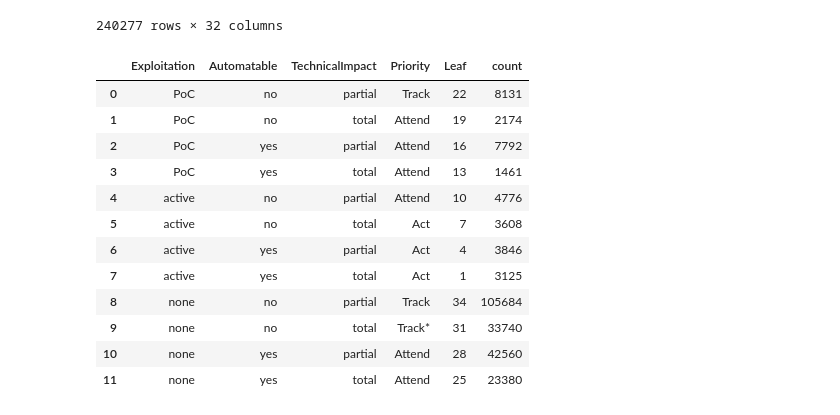
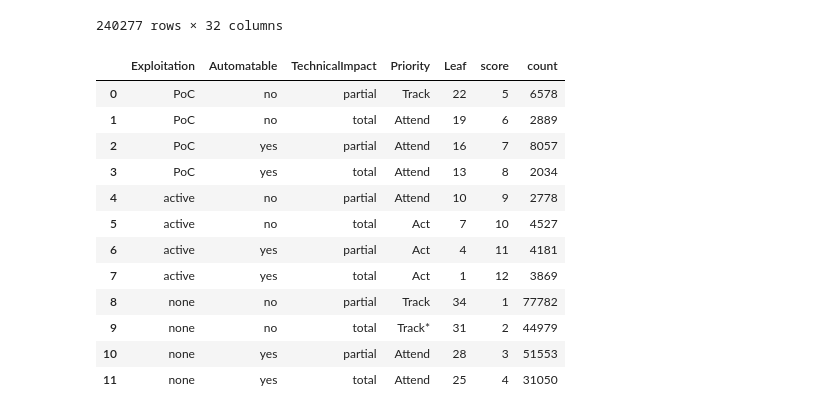
Before and after one commit to RiskBasedPrioritization/RiskBasedPrioritizationAnalysis, a Jupyter notebook: analysis/cvss-bt.ipynb, the cells around one changed output. Saved outputs shown, nothing was run; the diff lists cells and outputs as text; code cells hidden in the pictures.

```diff
--- a/analysis/cvss-bt.ipynb
+++ b/analysis/cvss-bt.ipynb
@@ -516,6 +519,6 @@ df
 # %%
 #V3 base score parameters
-#https://www.first.org/cvss/v3-1/
+#https://www.first.org/cvss/v3-1/ or https://www.first.org/cvss/v3-0
 #Low (L)
 #'availabilityImpact/'confidentialityImpact', 'integrityImpact'}
 #High (H)
@@ -529,7 +532,7 @@ df
 
 # Function to determine impact
 def technical_impact_dt(cvss_dict):
-    if (('CVSS' in cvss_dict and cvss_dict['CVSS'] == '3.1') and  cvss_dict['C'] == 'H' and cvss_dict['I'] == 'H')  or (('C' in cvss_dict and cvss_dict['C'] == 'C') and ('I' in cvss_dict and cvss_dict['I'] == 'C')):
+    if (('CVSS' in cvss_dict and ((cvss_dict['CVSS'] == '3.1' ) | (cvss_dict['CVSS'] == '3.0')) and  (cvss_dict['C'] == 'H') and (cvss_dict['I'] == 'H')))  or (('C' in cvss_dict and cvss_dict['C'] == 'C') and ('I' in cvss_dict and cvss_dict['I'] == 'C')):
         return "total"
     else:
         return "partial"
@@ -598,10 +602,10 @@ None (N)
 # %%
 def automatable_dt(cvss_dict):
 
-    if ((('CVSS' in cvss_dict and cvss_dict['CVSS'] == '3.1') and  cvss_dict['UI'] == 'N' and cvss_dict['AC'] == 'L' and cvss_dict['PR'] != 'H' and cvss_dict['AV'] == 'N') or \
+    # ((userInteraction == 'NONE') & (attackComplexity == 'LOW') & (privilegesRequired != 'HIGH') & (attackVector == 'NETWORK')):
+    if (('CVSS' in cvss_dict and ((cvss_dict['CVSS'] == '3.1') | (cvss_dict['CVSS'] == '3.0')) and  cvss_dict['UI'] == 'N' and cvss_dict['AC'] == 'L' and cvss_dict['PR'] != 'H' and cvss_dict['AV'] == 'N') or \
     (cvss_dict['AC'] == 'L' and cvss_dict['AV'] == 'N' and ('Au' in cvss_dict and cvss_dict['Au'] == 'N'))) :
-    #(cvss_dict['AC'] == 'L' and cvss_dict['AV'] == 'N')):
-    #if ((userInteraction == 'NONE') & (attackComplexity == 'LOW') & (privilegesRequired != 'HIGH') & (attackVector == 'NETWORK')):
+
         return "yes"
     else:
         return "no"
@@ -685,20 +723,19 @@ cve_list_df_mission
 240277 rows × 32 columns
 # %%
 # Aggregate data to get counts for each combination
-ssvc_data = cve_list_df_mission.groupby(['Exploitation', 'Automatable', 'TechnicalImpact', 'Priority', 'Leaf']).size().reset_index(name='count')
+ssvc_data = cve_list_df_mission.groupby(['Exploitation', 'Automatable', 'TechnicalImpact', 'Priority', 'Leaf', 'score']).size().reset_index(name='count')
+ssvc_data
+# %% [output]
+|  | Exploitation | Automatable | TechnicalImpact | Priority | Leaf | score | count |
+| 0 | PoC | no | partial | Track | 22 | 5 | 6578 |
+| 1 | PoC | no | total | Attend | 19 | 6 | 2889 |
+| 2 | PoC | yes | partial | Attend | 16 | 7 | 8057 |
+| 3 | PoC | yes | total | Attend | 13 | 8 | 2034 |
+| 4 | active | no | partial | Attend | 10 | 9 | 2778 |
+| 5 | active | no | total | Act | 7 | 10 | 4527 |
+| 6 | active | yes | partial | Act | 4 | 11 | 4181 |
+| 7 | active | yes | total | Act | 1 | 12 | 3869 |
+| 8 | none | no | partial | Track | 34 | 1 | 77782 |
+| 9 | none | no | total | Track* | 31 | 2 | 44979 |
+| 10 | none | yes | partial | Attend | 28 | 3 | 51553 |
+| 11 | none | yes | total | Attend | 25 | 4 | 31050 |
-# %%
-ssvc_data
-# %% [output]
-|  | Exploitation | Automatable | TechnicalImpact | Priority | Leaf | count |
-| 0 | PoC | no | partial | Track | 22 | 8131 |
-| 1 | PoC | no | total | Attend | 19 | 2174 |
-| 2 | PoC | yes | partial | Attend | 16 | 7792 |
-| 3 | PoC | yes | total | Attend | 13 | 1461 |
-| 4 | active | no | partial | Attend | 10 | 4776 |
-| 5 | active | no | total | Act | 7 | 3608 |
-| 6 | active | yes | partial | Act | 4 | 3846 |
-| 7 | active | yes | total | Act | 1 | 3125 |
-| 8 | none | no | partial | Track | 34 | 105684 |
-| 9 | none | no | total | Track* | 31 | 33740 |
-| 10 | none | yes | partial | Attend | 28 | 42560 |
-| 11 | none | yes | total | Attend | 25 | 23380 |
```
Also changed, not shown: parts of 28 cells of this notebook, 2 other files.
